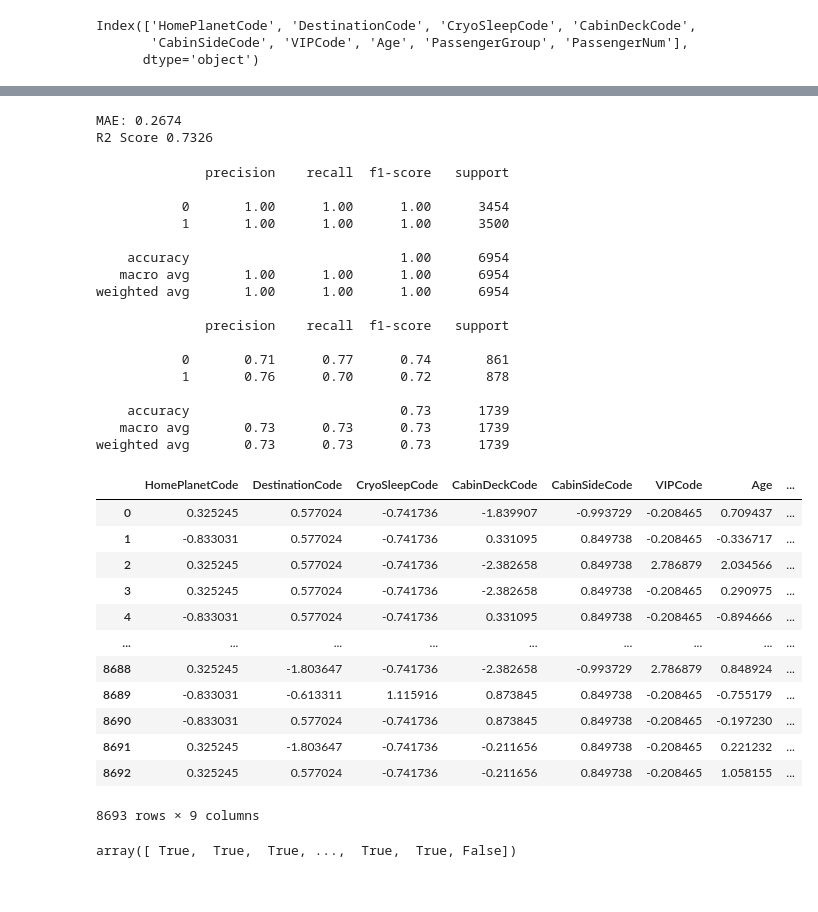
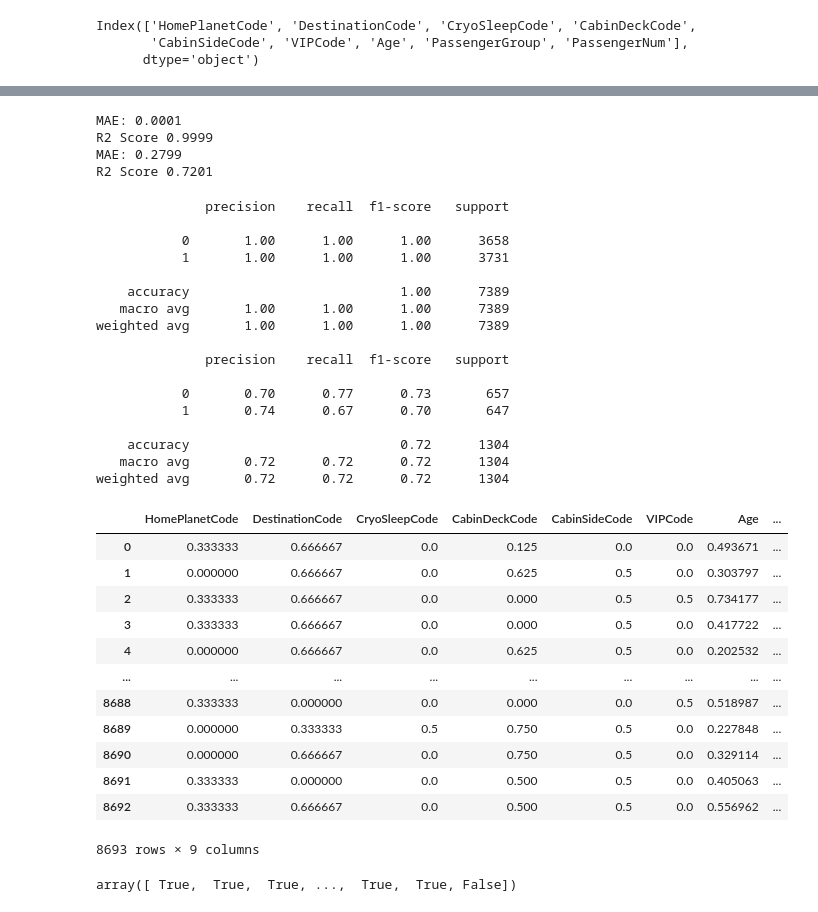
Before and after one commit to kartikgupta89/datascience-kaggle, a Jupyter notebook: c2-spaceship-titanic.ipynb, the cells around one changed output, grey strips where cells are left out. Saved outputs shown, nothing was run; the diff lists cells and outputs as text; code cells hidden in the pictures.

```diff
--- a/c2-spaceship-titanic.ipynb
+++ b/c2-spaceship-titanic.ipynb
@@ -335,3 +332,6 @@ train_data.PassengerGroup.isnull().sum()
+# %%
+train_data[['PassengerGroup','PassengerNum']] = train_data[['PassengerGroup','PassengerNum']].apply(pd.to_numeric)
+test_data[['PassengerGroup','PassengerNum']] = test_data[['PassengerGroup','PassengerNum']].apply(pd.to_numeric)
 # %%
 train_data.info()
 # %% [output]
@@ -388,7 +404,7 @@ y.value_counts()
 Name: TransportedCode, dtype: int64
 # %%
 from sklearn.model_selection import train_test_split
-X_train, X_valid, y_train, y_valid = train_test_split(X, y, train_size=0.8, random_state=42)
+X_train, X_valid, y_train, y_valid = train_test_split(X, y, train_size=0.85, random_state=42)
 # %%
 X_train.columns
 # %% [output]
@@ -398,10 +414,11 @@ Index(['HomePlanetCode', 'DestinationCode', 'CryoSleepCode', 'CabinDeckCode',
 # %%
 from sklearn.preprocessing import StandardScaler, MinMaxScaler
 ss = StandardScaler()
+mm = MinMaxScaler()
 
-X_train_scaled = pd.DataFrame(ss.fit_transform(X_train), columns = X_train.columns)
-X_valid_scaled = pd.DataFrame(ss.transform(X_valid), columns = X_valid.columns)
+X_train_scaled = pd.DataFrame(mm.fit_transform(X_train), columns = X_train.columns)
+X_valid_scaled = pd.DataFrame(mm.transform(X_valid), columns = X_valid.columns)
 # y_train_scaled = pd.DataFrame(ss.transform(y_train), columns = y_train.columns)
 # y_valid_scaled = pd.DataFrame(ss.transform(y_valid), columns = y_valid.columns)
 
-X_test_scaled = pd.DataFrame(ss.transform(X_test), columns = X_test.columns)
+X_test_scaled = pd.DataFrame(mm.transform(X_test), columns = X_test.columns)
@@ -429,48 +446,53 @@ model_rf.fit(X_train_scaled, y_train)
 pred_rf_train = model_rf.predict(X_train_scaled)
 pred_rf_valid = model_rf.predict(X_valid_scaled)
 
+print("MAE: %.4f" % metrics.mean_absolute_error(pred_rf_train, y_train))
+print("R2 Score %.4f" % model_rf.score(X_train_scaled, y_train))
+
 print("MAE: %.4f" % metrics.mean_absolute_error(pred_rf_valid, y_valid))
 print("R2 Score %.4f" % model_rf.score(X_valid_scaled, y_valid))
 # %% [output]
-MAE: 0.2674
-R2 Score 0.7326
+MAE: 0.0001
+R2 Score 0.9999
+MAE: 0.2799
+R2 Score 0.7201
 # %%
 print(metrics.classification_report(y_train, pred_rf_train))
 print(metrics.classification_report(y_valid, pred_rf_valid))
 # %% [output]
               precision    recall  f1-score   support
 
-           0       1.00      1.00      1.00      3454
-           1       1.00      1.00      1.00      3500
+           0       1.00      1.00      1.00      3658
+           1       1.00      1.00      1.00      3731
 
-    accuracy                           1.00      6954
-   macro avg       1.00      1.00      1.00      6954
-weighted avg       1.00      1.00      1.00      6954
+    accuracy                           1.00      7389
+   macro avg       1.00      1.00      1.00      7389
+weighted avg       1.00      1.00      1.00      7389
 
               precision    recall  f1-score   support
 
-           0       0.71      0.77      0.74       861
-           1       0.76      0.70      0.72       878
+           0       0.70      0.77      0.73       657
+           1       0.74      0.67      0.70       647
 
-    accuracy                           0.73      1739
-   macro avg       0.73      0.73      0.73      1739
-weighted avg       0.73      0.73      0.73      1739
+    accuracy                           0.72      1304
+   macro avg       0.72      0.72      0.72      1304
+weighted avg       0.72      0.72      0.72      1304
 # %%
-X_scaled = pd.DataFrame(ss.fit_transform(X), columns = X.columns)
+X_scaled = pd.DataFrame(mm.fit_transform(X), columns = X.columns)
 X_scaled
 # %% [output]
 |  | HomePlanetCode | DestinationCode | CryoSleepCode | CabinDeckCode | CabinSideCode | VIPCode | Age | ... |
-| 0 | 0.325245 | 0.577024 | -0.741736 | -1.839907 | -0.993729 | -0.208465 | 0.709437 | ... |
-| 1 | -0.833031 | 0.577024 | -0.741736 | 0.331095 | 0.849738 | -0.208465 | -0.336717 | ... |
-| 2 | 0.325245 | 0.577024 | -0.741736 | -2.382658 | 0.849738 | 2.786879 | 2.034566 | ... |
-| 3 | 0.325245 | 0.577024 | -0.741736 | -2.382658 | 0.849738 | -0.208465 | 0.290975 | ... |
-| 4 | -0.833031 | 0.577024 | -0.741736 | 0.331095 | 0.849738 | -0.208465 | -0.894666 | ... |
+| 0 | 0.333333 | 0.666667 | 0.0 | 0.125 | 0.0 | 0.0 | 0.493671 | ... |
+| 1 | 0.000000 | 0.666667 | 0.0 | 0.625 | 0.5 | 0.0 | 0.303797 | ... |
+| 2 | 0.333333 | 0.666667 | 0.0 | 0.000 | 0.5 | 0.5 | 0.734177 | ... |
+| 3 | 0.333333 | 0.666667 | 0.0 | 0.000 | 0.5 | 0.0 | 0.417722 | ... |
+| 4 | 0.000000 | 0.666667 | 0.0 | 0.625 | 0.5 | 0.0 | 0.202532 | ... |
 | ... | ... | ... | ... | ... | ... | ... | ... | ... |
-| 8688 | 0.325245 | -1.803647 | -0.741736 | -2.382658 | -0.993729 | 2.786879 | 0.848924 | ... |
-| 8689 | -0.833031 | -0.613311 | 1.115916 | 0.873845 | 0.849738 | -0.208465 | -0.755179 | ... |
-| 8690 | -0.833031 | 0.577024 | -0.741736 | 0.873845 | 0.849738 | -0.208465 | -0.197230 | ... |
-| 8691 | 0.325245 | -1.803647 | -0.741736 | -0.211656 | 0.849738 | -0.208465 | 0.221232 | ... |
-| 8692 | 0.325245 | 0.577024 | -0.741736 | -0.211656 | 0.849738 | -0.208465 | 1.058155 | ... |
+| 8688 | 0.333333 | 0.000000 | 0.0 | 0.000 | 0.0 | 0.5 | 0.518987 | ... |
+| 8689 | 0.000000 | 0.333333 | 0.5 | 0.750 | 0.5 | 0.0 | 0.227848 | ... |
+| 8690 | 0.000000 | 0.666667 | 0.0 | 0.750 | 0.5 | 0.0 | 0.329114 | ... |
+| 8691 | 0.333333 | 0.000000 | 0.0 | 0.500 | 0.5 | 0.0 | 0.405063 | ... |
+| 8692 | 0.333333 | 0.666667 | 0.0 | 0.500 | 0.5 | 0.0 | 0.556962 | ... |
 8693 rows × 9 columns
 # %%
 model_rf.fit(X_scaled,y)
```
Also changed, not shown: parts of 10 cells of this notebook.
